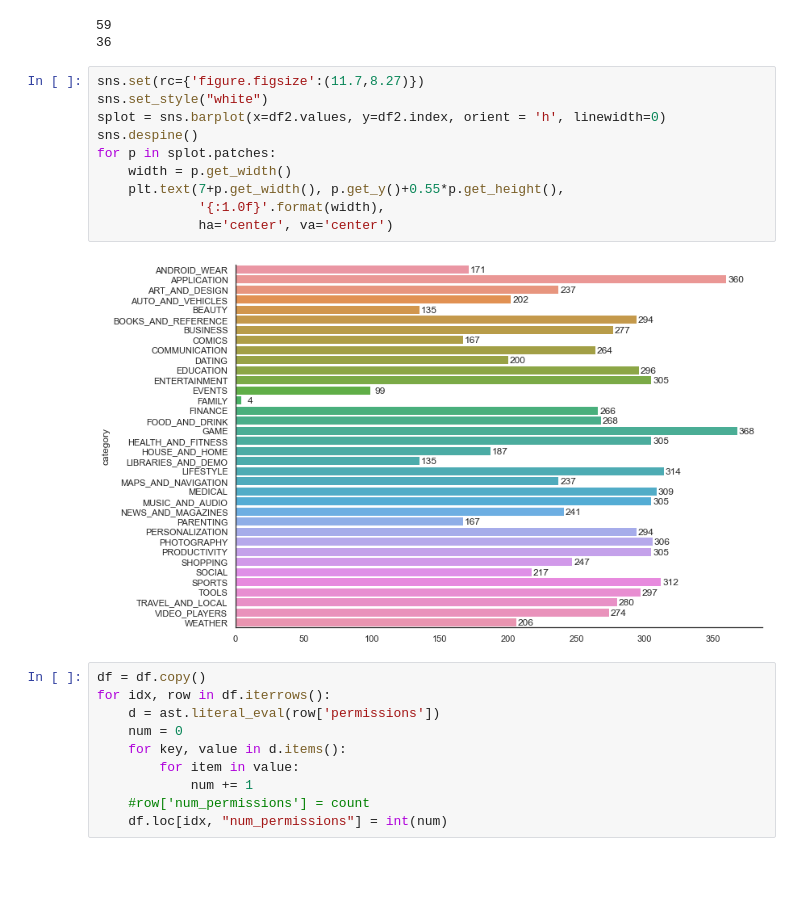
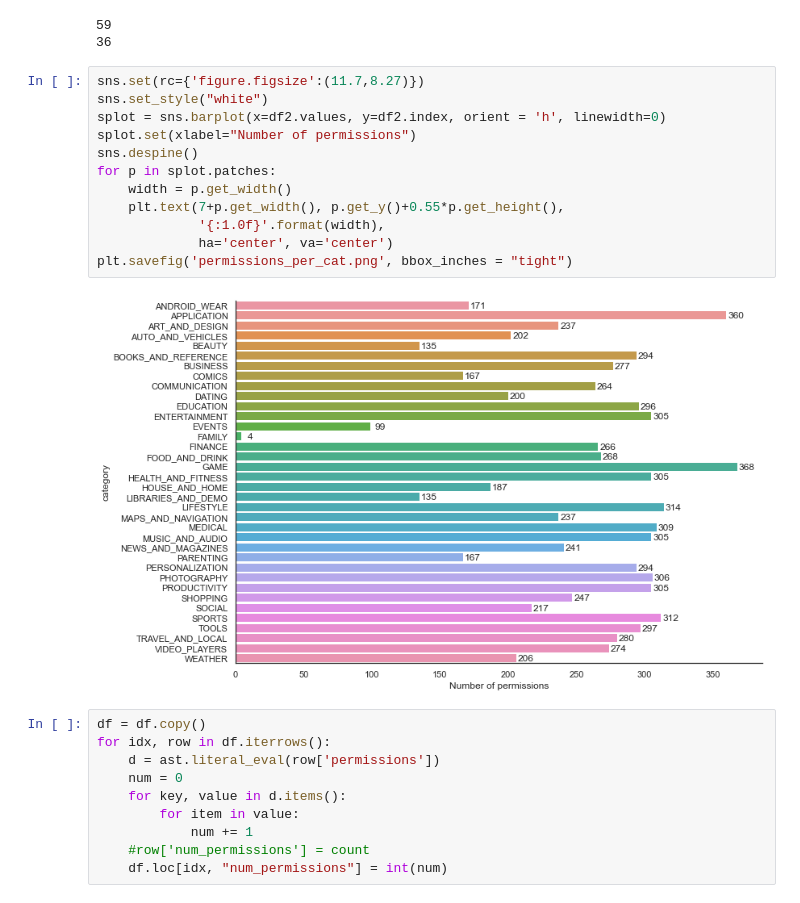
Before and after one commit to fdac20/AppPermissions, a Jupyter notebook: src/data_analyzer.ipynb, the cells around one changed output. Drawn from its saved outputs; the diff is of its cells as text; blank space fills up the shorter version.

Commit message:
Added images

```diff
--- a/src/data_analyzer.ipynb
+++ b/src/data_analyzer.ipynb
@@ -116,15 +116,17 @@ print(len(df2.index))
 # %%
 sns.set(rc={'figure.figsize':(11.7,8.27)})
 sns.set_style("white")
 splot = sns.barplot(x=df2.values, y=df2.index, orient = 'h', linewidth=0)
+splot.set(xlabel="Number of permissions")
 sns.despine()
 for p in splot.patches:
     width = p.get_width()
     plt.text(7+p.get_width(), p.get_y()+0.55*p.get_height(),
              '{:1.0f}'.format(width),
              ha='center', va='center')
+plt.savefig('permissions_per_cat.png', bbox_inches = "tight")
 # %% [output]
-[figure, old version]
+[figure, new version]
 # %%
 df = df.copy()
 for idx, row in df.iterrows():
```
Also changed, not shown: parts of 1 cell of this notebook, 2 other files.
